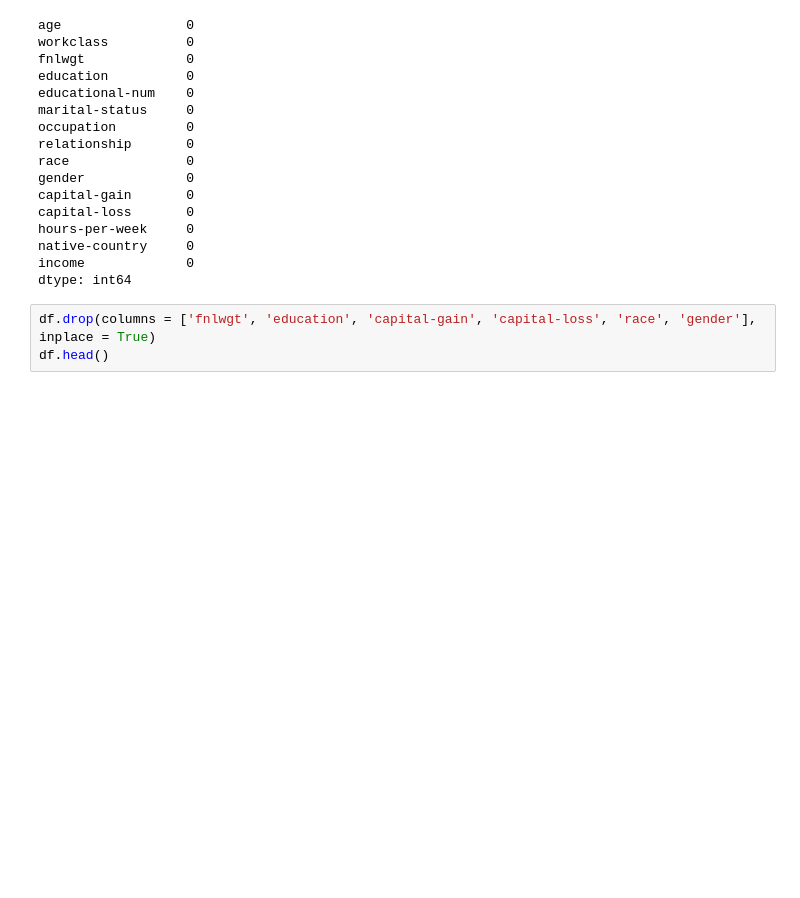
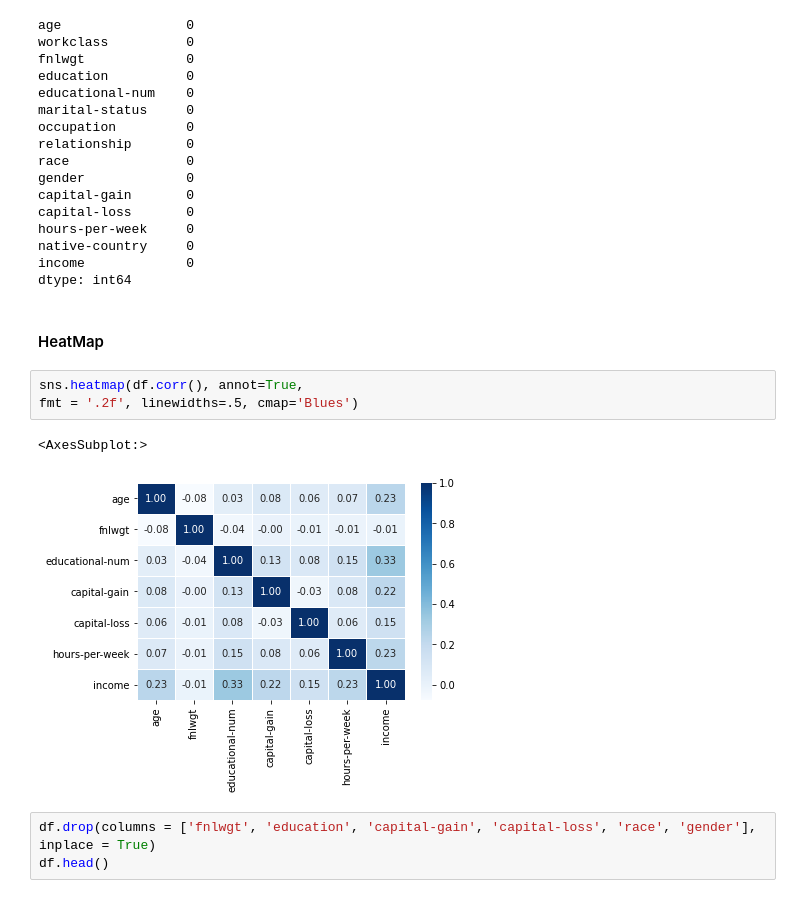
Before and after one commit to 2021-2-BIg-Data/2021-2-Big-Data, a Jupyter notebook: ml_styoo/modeling.ipynb, the cells around one changed output. Cells and saved outputs as stored; diff of their text form; blank space fills up the shorter version.

```diff
--- a/ml_styoo/modeling.ipynb
+++ b/ml_styoo/modeling.ipynb
@@ -87,6 +92,14 @@ hours-per-week     0
 native-country     0
 income             0
 dtype: int64
+# %% [markdown]
+#### HeatMap
+# %%
+sns.heatmap(df.corr(), annot=True,
+fmt = '.2f', linewidths=.5, cmap='Blues')
+# %% [output]
+<AxesSubplot:>
+[figure, added]
 # %%
 df.drop(columns = ['fnlwgt', 'education', 'capital-gain', 'capital-loss', 'race', 'gender'], inplace = True)
 df.head()
```
Also changed, not shown: parts of 8 cells of this notebook, 2 other files.
